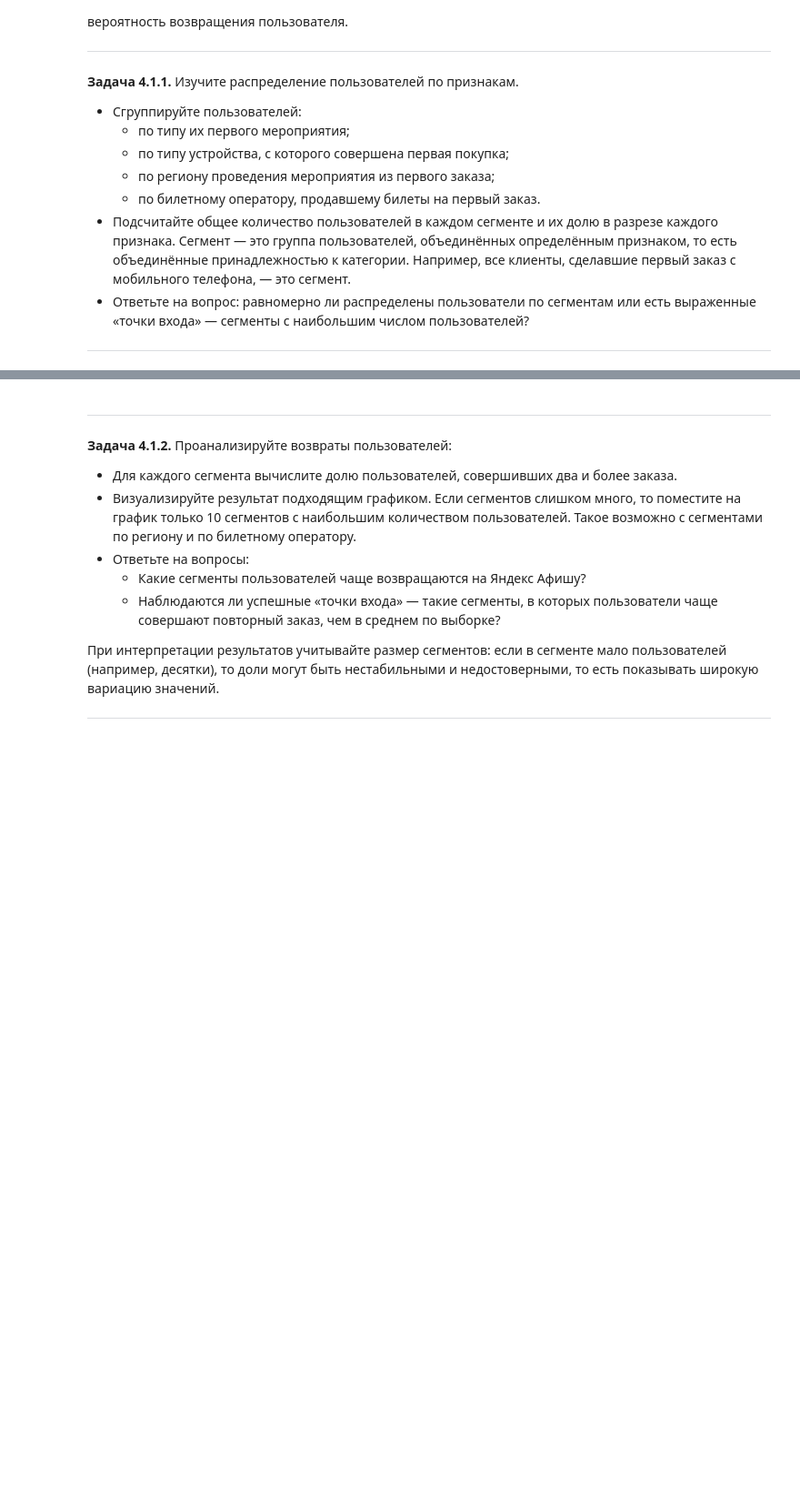
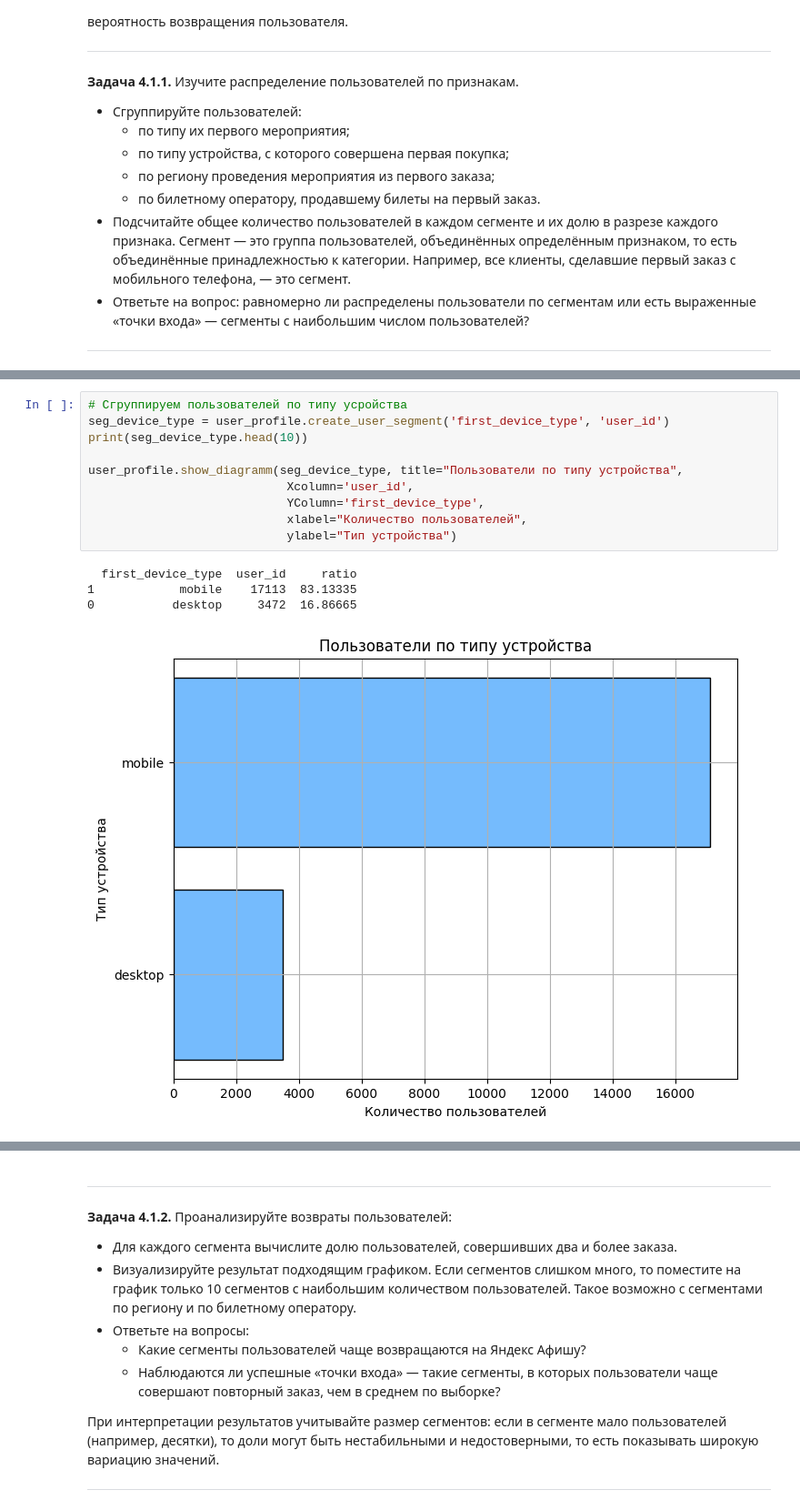
Before and after one commit to mrromanivanov/afisha_yandex_analysis, a Jupyter notebook: afisha_Ivanov_Roman.ipynb, the cells around one changed output, grey strips where cells are left out. Shown at 91% size. Saved outputs shown, nothing was run; the diff lists cells and outputs as text; blank space fills up the shorter version.

```diff
--- a/afisha_Ivanov_Roman.ipynb
+++ b/afisha_Ivanov_Roman.ipynb
@@ -939,0 +997,15 @@ df_analisys_reporter.show_histogram('mean_tickets',
+# %%
+# Сгруппируем пользователей по типу усройства
+seg_device_type = user_profile.create_user_segment('first_device_type', 'user_id')
+print(seg_device_type.head(10))
+
+user_profile.show_diagramm(seg_device_type, title="Пользователи по типу устройства",
+                            Xcolumn='user_id',
+                            YColumn='first_device_type',
+                            xlabel="Количество пользователей",
+                            ylabel="Тип устройства")
+# %% [output]
+  first_device_type  user_id     ratio
+1            mobile    17113  83.13335
+0           desktop     3472  16.86665
+[figure, added]
```
Also changed, not shown: parts of 47 cells of this notebook, 1 other file.
